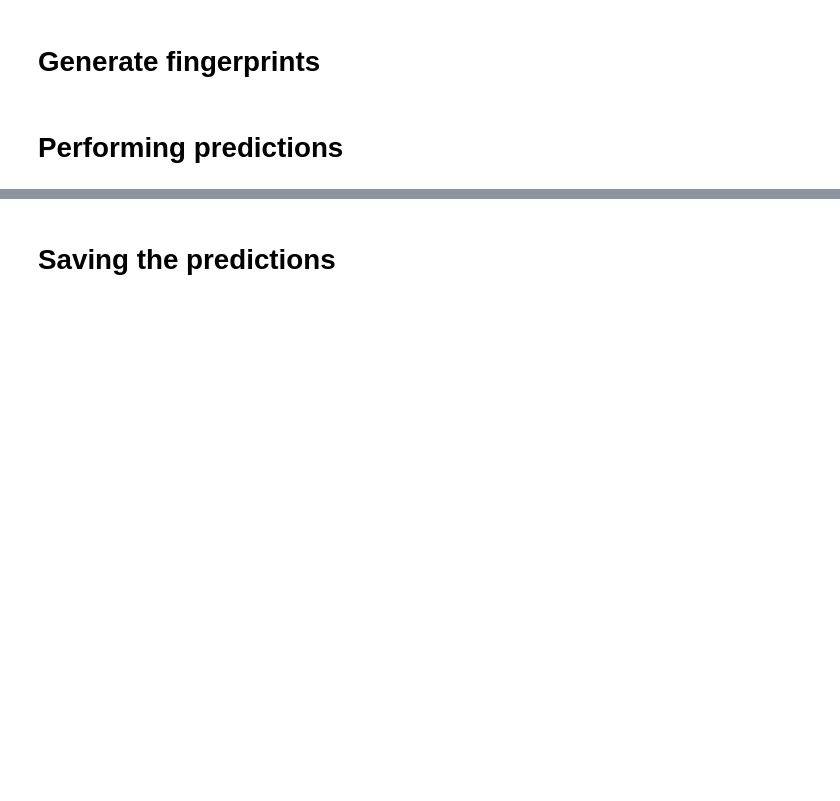
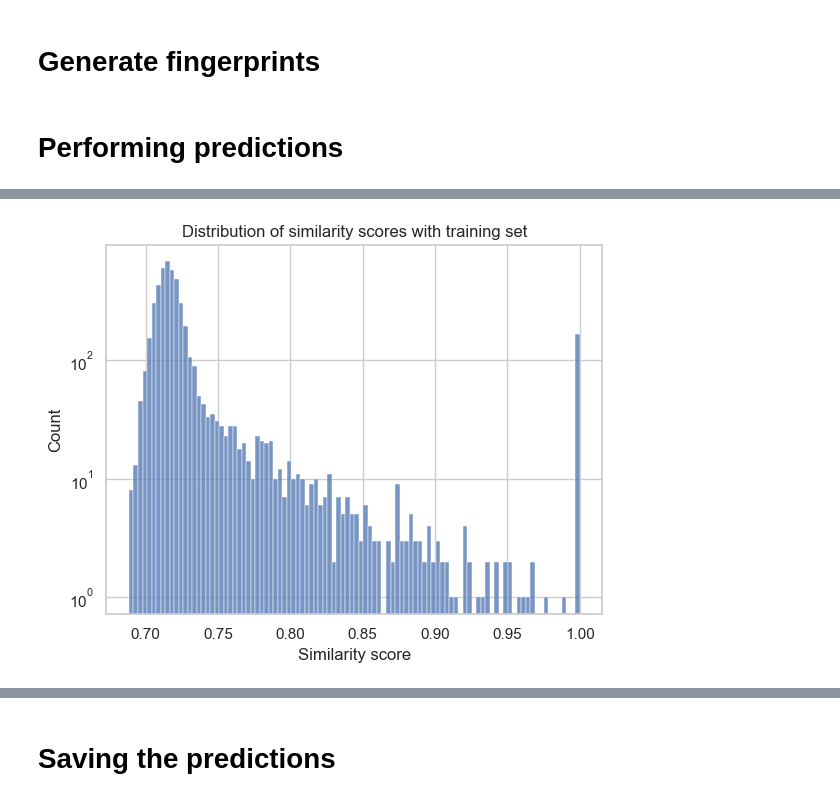
Before and after one commit to IMI-COMBINE/broad_spectrum_prediction, a Jupyter notebook: src/9_2_euos_library_prediction.ipynb, the cells around one changed output, grey strips where cells are left out. Saved outputs shown, nothing was run; the diff lists cells and outputs as text; code cells hidden in the pictures; blank space fills up the shorter version.

```diff
--- a/src/9_2_euos_library_prediction.ipynb
+++ b/src/9_2_euos_library_prediction.ipynb
@@ -55,2 +58,16 @@ euos_df[fingerprint_name] = mhfp6_fingerprints
+# %%
+bioactive_mhfp6_fingerprints = []
+
+for smiles in tqdm(biactive_df["smiles"].values):
+    # Generate the mol object
+    can_smiles = CanonSmiles(smiles)
+
+    if not can_smiles:
+        bioactive_mhfp6_fingerprints.append(None)
+        continue
+
+    bioactive_mhfp6_fingerprints.append(mhfp_encoder.encode(can_smiles, radius=3))
+
+biactive_df[fingerprint_name] = bioactive_mhfp6_fingerprints
 # %% [markdown]
 # Performing predictions
@@ -79,0 +107,3 @@ plt.show()
+# %%
+smote_training_df = pd.read_csv("../data/splits/combined/mhfp6_smote_train.csv")
+smote_training_df.head(2)
@@ -79,0 +115,29 @@ plt.show()
+# %%
+smote_fingerprints = []
+
+for row in tqdm(smote_training_df.values):
+    cmpd_label = row[-1]
+    cmpd_fingerprint = row[:-1]
+    smote_fingerprints.append(cmpd_fingerprint)
+# %%
+from sklearn.metrics.pairwise import cosine_similarity
+
+
+def get_sim_with_bioactive(train_fingerpint):
+    cosine_df = cosine_similarity(bioactive_mhfp6_fingerprints, train_fingerpint)
+
+    max_similarity_scores = []
+
+    for sim_row in tqdm(cosine_df):
+        max_similarity_scores.append(max(sim_row))
+
+    # Distribution of similarity scores with training set
+    sns.histplot(max_similarity_scores, bins=100)
+    plt.yscale("log")
+    plt.xlabel("Similarity score")
+    plt.title("Distribution of similarity scores with training set")
+    plt.show()
+# %%
+get_sim_with_bioactive(smote_fingerprints)
+# %% [output]
+[figure, added]
```
Also changed, not shown: parts of 24 cells of this notebook, 2 other files.
